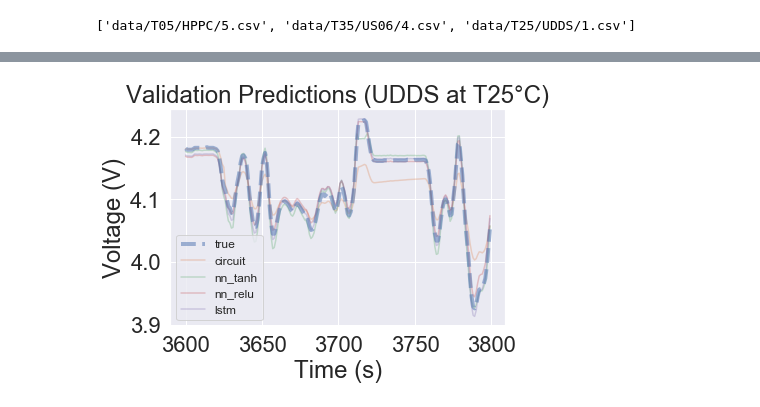
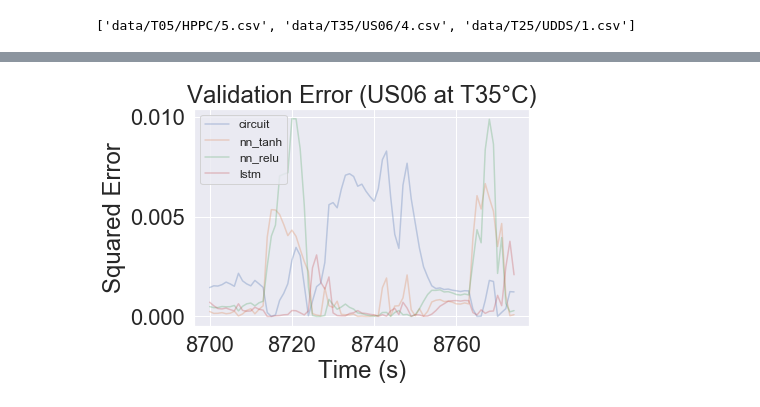
Before and after one commit to bradleybarnhart/EE-292X-Battery-Modeling, a Jupyter notebook: modeling.ipynb, the cells around one changed output, grey strips where cells are left out. Drawn from its saved outputs; the diff is of its cells as text; code cells hidden in the pictures.

```diff
--- a/modeling.ipynb
+++ b/modeling.ipynb
@@ -274,7 +272,7 @@ model_lstm.add(LSTM(units=20, input_shape = (X_train_windowed.shape[1], X_train_
                     kernel_constraint=None, recurrent_constraint=None, bias_constraint=None,
                     dropout=0.0, recurrent_dropout=0.0, implementation=1,
                     return_sequences=False, return_state=False, go_backwards=False, stateful=False, unroll=False))
-model_lstm.add(Dense(units=1, activation=None, use_bias=True,
+model_lstm.add(Dense(units=1, activation=None, use_bias=False,
                      kernel_initializer='glorot_uniform', bias_initializer='zeros',
                      kernel_regularizer=None, bias_regularizer=None, activity_regularizer=None,
                      kernel_constraint=None, bias_constraint=None))
@@ -437,18 +388,15 @@ plt.legend(df_costs.columns);
 # %%
 # plot means
-sns.set(font_scale=2.5) # plot font size
-fig = plt.figure(figsize=(18, 8))
-plt.title('Validation Cost vs Model');
+sns.set(font_scale=2) # plot font size
+fig, ax = plt.subplots()
 
 df_costs = df_costs.reindex(df_costs.mean().sort_values().index, axis=1)
-plt.plot(df_costs.transpose(), 'o', markersize=30);
+plt.plot(df_costs.transpose(), 'o');
 plt.plot(df_costs.mean(), '--x')
 labels = list(df_costs.index)
 for label_idx in range(0, len(labels)):
     labels[label_idx] = labels[label_idx].split('/')[-2] + " at " + labels[label_idx].split('/')[-3] + "°C"
 labels.append('mean')
-plt.legend(labels, loc=4, fontsize=20)
-plt.xlabel("Model")
-plt.ylabel("Cost")
-plt.tight_layout();
+plt.legend(labels, loc='center right', bbox_to_anchor=(1.75, 0.5), ncol=1)
+plt.ylabel("Squared Error");
 # %% [output]
@@ -564,53 +561,53 @@ for dev_path in [dev_paths[1]]:
 # %%
 sns.set(font_scale=2) # plot font size
-window_start = 3600
-window_end = 3800
+window_start = 8700
+window_end = 8775
 true_alpha = 0.5
 other_alpha = 0.3
-for dev_path in [dev_paths[2]]:
+for dev_path in [dev_paths[1]]:
     fig, ax = plt.subplots()
 
     # ground truth
     voltage = pd.DataFrame.to_numpy(df_dev['voltage_v'][df_dev['data_path'] == dev_path])
-    plt.plot(np.arange(window_start, window_end), voltage[window_start:window_end], label='true', linewidth=4, linestyle='dashed', zorder=10, alpha=true_alpha)
+    #plt.plot(np.arange(window_start, window_end), voltage[window_start:window_end], label='true', linewidth=4, linestyle='dashed', zorder=10, alpha=true_alpha)
 
     # circuit model
     v_oc = pd.DataFrame.to_numpy(df_dev['v_oc'][df_dev['data_path'] == dev_path])
     v_p = pd.DataFrame.to_numpy(df_dev['v_p'][df_dev['data_path'] == dev_path])
     v_i = pd.DataFrame.to_numpy(df_dev['current_a'][df_dev['data_path'] == dev_path] * r_0)
     v_hat = v_oc - v_p - (-1) * v_i
-    plt.plot(np.arange(window_start, window_end), v_hat[window_start:window_end], label='circuit', alpha=other_alpha)
+    plt.plot(np.arange(window_start, window_end), np.power(voltage - v_hat, 2)[window_start:window_end], label='circuit', alpha=other_alpha)
 
     # linear regression
     X = X_dev[['current_a','soc']][X_dev['data_path'] == dev_path].values
     y = y_dev['voltage_v'][y_dev['data_path'] == dev_path].values
     #reg_pred = model_reg.predict(X).reshape(y.shape)
     #plt.plot(np.arange(window_start, window_end), reg_pred[window_start:window_end], label='reg', alpha=other_alpha)
 
     # nn tanh
     tanh_pred = model_nn_tanh.predict(X).reshape(y.shape)
-    plt.plot(np.arange(window_start, window_end), tanh_pred[window_start:window_end], label='nn_tanh', alpha=other_alpha)
+    plt.plot(np.arange(window_start, window_end), np.power(voltage - tanh_pred, 2)[window_start:window_end], label='nn_tanh', alpha=other_alpha)
 
     # nn relu
     relu_pred = model_nn_relu.predict(X).reshape(y.shape)
-    plt.plot(np.arange(window_start, window_end), relu_pred[window_start:window_end], label='nn_relu', alpha=other_alpha)
+    plt.plot(np.arange(window_start, window_end), np.power(voltage - relu_pred, 2)[window_start:window_end], label='nn_relu', alpha=other_alpha)
 
     # lstm
     X, y = windowed_data(X_dev[X_dev['data_path'] == dev_path],
                          y_dev[y_dev['data_path'] == dev_path],
                          lstm_window_size)
-    lstm_pred = model_lstm.predict(X).reshape(y.shape)
-    lstm_pred_padded = np.concatenate((np.repeat(lstm_pred[0], lstm_window_size-1).reshape((lstm_window_size-1, 1)), lstm_pred), axis=0)
-    plt.plot(np.arange(window_start, window_end), lstm_pred_padded[window_start:window_end], label='lstm', alpha=other_alpha)
+    lstm_pred = model_lstm.predict(X)
+    lstm_pred_padded = np.concatenate((np.repeat(lstm_pred[0], lstm_window_size-1).reshape((lstm_window_size-1, 1)), lstm_pred), axis=0).reshape(voltage.shape)
+    plt.plot(np.arange(window_start, window_end), np.power(voltage - lstm_pred_padded, 2)[window_start:window_end], label='lstm', alpha=other_alpha)
 
     # format plot nicely
     cycle = dev_path.split('/')[-2]
     temp = dev_path.split('/')[-3]
     clean_dev_path = cycle + " at " + temp + "°C"
-    plt.title('Validation Predictions ({})'.format(clean_dev_path))
-    plt.legend(loc='lower left', fontsize=12)
+    plt.title('Validation Error ({})'.format(clean_dev_path))
+    plt.legend(loc='upper left', fontsize=12)
     #plt.legend(title='Model', loc='right', bbox_to_anchor=(1.75, 0.5), ncol=1)
-    plt.ylabel('Voltage (V)')
+    plt.ylabel('Squared Error')
     plt.xlabel('Time (s)')
 # %% [output]
-[figure, old version]
+[figure, new version]
```
Also changed, not shown: parts of 17 cells of this notebook, 1 other file.
